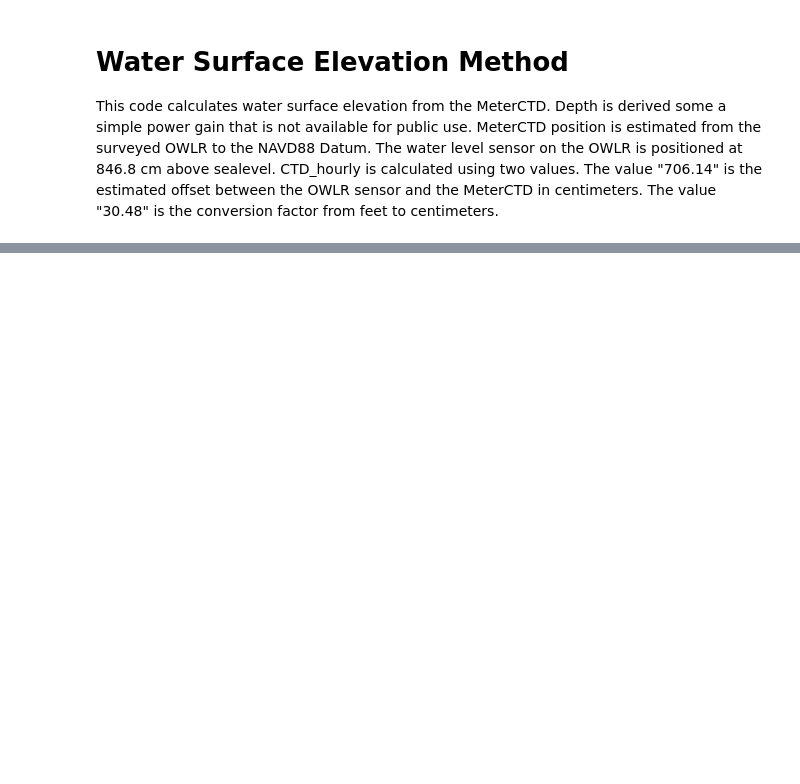
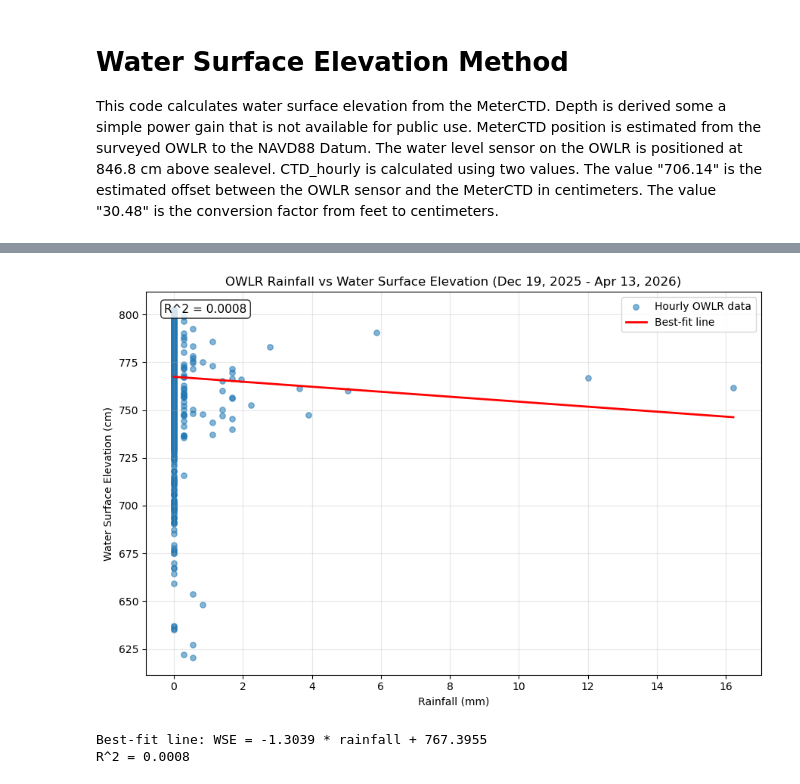
Before and after one commit to COAST-Lab/Open-Water-Level-and-Rainfall-Sensor, a Jupyter notebook: Data Analysis/waterSurfaceElevationAnalysis.ipynb, the cells around one changed output, grey strips where cells are left out. Drawn from its saved outputs; the diff is of its cells as text; code cells hidden in the pictures; blank space fills up the shorter version.

```diff
--- a/Data Analysis/waterSurfaceElevationAnalysis.ipynb
+++ b/Data Analysis/waterSurfaceElevationAnalysis.ipynb
@@ -130,0 +327,79 @@ Matched comparison points: 1141
+# %%
+# OWLR rainfall vs water surface elevation (Dec 19, 2025 to Mar 17, 2026)
+owlr_compare_path = os.path.join('Data', 'OWLR_CMS_04132026.csv')
+owlr_compare_start = pd.Timestamp('2025-12-19 00:00:00')
+owlr_compare_end = pd.Timestamp('2026-04-12 23:59:59')
+
+owlr_compare_raw = pd.read_csv(owlr_compare_path, header=None)
+owlr_compare_raw = owlr_compare_raw.rename(columns={0: 'device_id', 1: 'timestamp', 2: 'unused_1', 3: 'unused_2', 4: 'data'})
+owlr_compare_raw['timestamp'] = pd.to_datetime(owlr_compare_raw['timestamp'], errors='coerce')
+
+compare_payload_parts = owlr_compare_raw['data'].astype(str).str.split(',')
+owlr_compare_raw['OWLR_value_cm'] = pd.to_numeric(compare_payload_parts.str[1], errors='coerce')
+owlr_compare_raw['rain_mm'] = pd.to_numeric(compare_payload_parts.str[2], errors='coerce')
+owlr_compare_raw['WSE_OWLR_cm'] = 845 - owlr_compare_raw['OWLR_value_cm']
+
+owlr_compare = owlr_compare_raw[
+    owlr_compare_raw['timestamp'].notna()
+    & (owlr_compare_raw['timestamp'] >= owlr_compare_start)
+    & (owlr_compare_raw['timestamp'] <= owlr_compare_end)
+].copy()
+
+owlr_compare['timestamp_hour'] = owlr_compare['timestamp'].dt.floor('h')
+owlr_compare = (
+    owlr_compare[['timestamp_hour', 'WSE_OWLR_cm', 'rain_mm']]
+    .dropna()
+    .groupby('timestamp_hour', as_index=False)
+    .mean()
+)
+
+if len(owlr_compare) < 2:
+    raise ValueError('Not enough OWLR data points are available in this date range for regression.')
+
+x = owlr_compare['rain_mm'].to_numpy()
+y = owlr_compare['WSE_OWLR_cm'].to_numpy()
+
+if np.allclose(x, x[0]):
+    raise ValueError('Rainfall values do not vary in this date range, so R^2 cannot be computed.')
+
+m, b = np.polyfit(x, y, 1)
+y_fit = m * x + b
+ss_res = np.sum((y - y_fit) ** 2)
+ss_tot = np.sum((y - np.mean(y)) ** 2)
+r2 = 1 - (ss_res / ss_tot)
+
+plt.figure(figsize=(9, 6))
+plt.scatter(x, y, s=28, alpha=0.55, label='Hourly OWLR data')
+
+x_line = np.linspace(np.min(x), np.max(x), 200)
+y_line = m * x_line + b
+plt.plot(x_line, y_line, color='red', linewidth=2, label='Best-fit line')
+
+plt.title('OWLR Rainfall vs Water Surface Elevation (Dec 19, 2025 - Apr 13, 2026)')
+plt.xlabel('Rainfall (mm)')
+plt.ylabel('Water Surface Elevation (cm)')
+plt.grid(True, alpha=0.3)
+plt.legend()
+
+ax = plt.gca()
+ax.text(
+    0.03,
+    0.97,
+    f'R^2 = {r2:.4f}',
+    transform=ax.transAxes,
+    fontsize=11,
+    va='top',
+    ha='left',
+    bbox=dict(boxstyle='round', facecolor='white', alpha=0.8)
+)
+
+plt.tight_layout()
+plt.show()
+
+print(f'Best-fit line: WSE = {m:.4f} * rainfall + {b:.4f}')
+print(f'R^2 = {r2:.4f}')
+owlr_compare.head()
+# %% [output]
+[figure, added]
+Best-fit line: WSE = -1.3039 * rainfall + 767.3955
+R^2 = 0.0008
```
Also changed, not shown: parts of 7 cells of this notebook, 13 other files.
